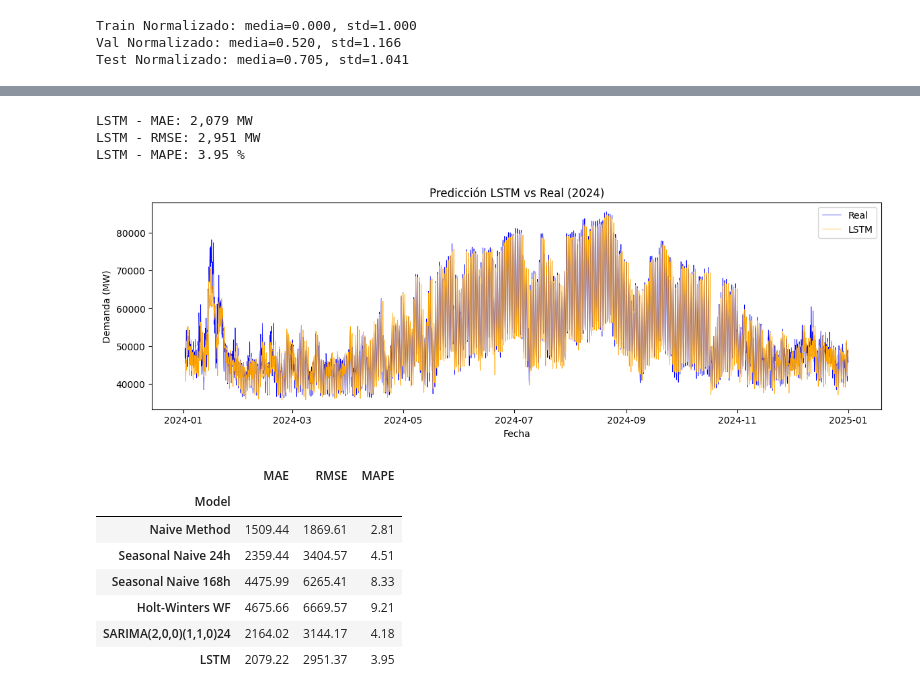
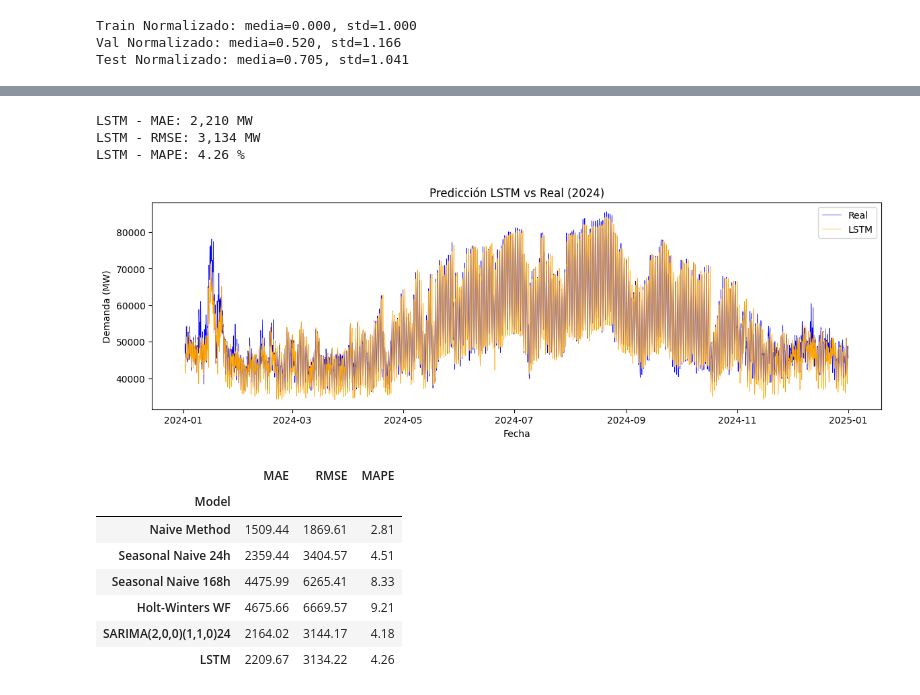
Before and after one commit to Arvo27/Electricity-Demand-Forecasting-Numerical-Methods-vs-Neural-Networks, a Jupyter notebook: Electricity_Demand.ipynb, the cells around one changed output, grey strips where cells are left out. Drawn from its saved outputs; the diff is of its cells as text; code cells hidden in the pictures.

Commit message:
Pruebas de lr y epocas (5 ejecuciones) y ADAM vs SGD(SGD con momentum) parte 1 todo feo

```diff
--- a/Electricity_Demand.ipynb
+++ b/Electricity_Demand.ipynb
@@ -735,6 +735,7 @@ val_loader = torch.utils.data.DataLoader(val_window, batch_size=32, shuffle=Fals
 test_loader = torch.utils.data.DataLoader(test_window, batch_size=32, shuffle=False)
 # %%
 # Definir el modelo LSTM simple (1 capa, pocas neuronas)  Que la arquitectura reciba una ventana, aunque todavía no entrene.
+import copy
 
 class SimpleLSTM(nn.Module):
     def __init__(self, input_size=1, hidden_size=50, num_layers=1, output_size=24):
@@ -752,9 +753,13 @@ class SimpleLSTM(nn.Module):
         out = self.fc(out[:, -1, :])  # Tomar la última salida de la secuencia
         return out
 
-def train_model(model, optimizer, criterion, train_loader, num_epochs=10):
+def train_model(model, optimizer, criterion, train_loader, val_loader, num_epochs=10):
     model.train()
-
+    avg_train_losses = []
+    avg_val_losses = []
+    best_val_loss = float('inf')
+    counter = 0  # Contador para early stopping
+    best_state = None
     for epoch in range(num_epochs):
         total_loss = 0
         for X_batch, y_batch in train_loader:
@@ -764,13 +769,33 @@ def train_model(model, optimizer, criterion, train_loader, num_epochs=10):
             total_loss += loss.item()
             loss.backward()
             optimizer.step()
-        print(f'Epoch [{epoch+1}/{num_epochs}], Loss: {total_loss/len(train_loader):.4f}')
+        avg_train_losses.append(total_loss/len(train_loader))
 
-    return model
+        # evaluar en el conjunto de validación después de cada época
+        model.eval()
+        total_val_loss = 0
+        with torch.no_grad():
+            for X_batch, y_batch in val_loader:
+                y_pred = model(X_batch)
+                val_loss = criterion(y_pred, y_batch)
+                total_val_loss += val_loss.item()
+        print(f'Epoch [{epoch+1}/{num_epochs}], Train Loss: {total_loss/len(train_loader):.4f}, Validation Loss: {total_val_loss/len(val_loader):.4f}')
+        avg_val_losses.append(total_val_loss/len(val_loader))
 
-model = SimpleLSTM()
-optimizer = torch.optim.Adam(model.parameters(), lr=1e-3)
+        val_loss_epoch = total_val_loss / len(val_loader)
+        if val_loss_epoch < best_val_loss:
+            best_val_loss = val_loss_epoch
+            best_state = copy.deepcopy(model.state_dict())
+            counter = 0  # resetear el contador si mejora
+        else:
+            counter += 1
+        model.train()
+    model.load_state_dict(best_state)  # restaurar el mejor estado del modelo
+    return model, avg_train_losses, avg_val_losses
+
+model_adam = SimpleLSTM()
+optimizer = torch.optim.Adam(model_adam.parameters(), lr=1e-3)
 criterion = nn.MSELoss()
 
-train_model(model, optimizer, criterion, train_loader, num_epochs=10)
+model_adam, train_adam, val_adam = train_model(model_adam, optimizer, criterion, train_loader, val_loader, num_epochs=50)
 # %% [output]
@@ -791,41 +819,41 @@ SimpleLSTM(
 # %%
 # Conectar el arnes
 
 # Primero poner el modelo en modo evaluación y predecir sobre el test_loader
-model.eval()
+model_adam.eval()
 with torch.no_grad():
     predictions = []
     actuals = []
     for X_batch, y_batch in test_loader:
-        y_pred = model(X_batch)
+        y_pred = model_adam(X_batch)
         predictions.append(y_pred.numpy())
         actuals.append(y_batch.numpy())
 
     # Desescalar las predicciones y los valores reales
     predictions = np.concatenate(predictions, axis=0)
     actuals = np.concatenate(actuals, axis=0)
 
     predictions_descaled = predictions * std_train + mean_train
     actuals_descaled = actuals * std_train + mean_train
 
 # Alineacion: Predictions y actuals tienen longitud [N, 24], ¿cómo conviertes tus (N, 24) bloques solapados en una comparación justa contra el piso y el SARIMA?
 pred_blocks = predictions_descaled[::24].flatten()
 actual_blocks = actuals_descaled[::24].flatten()
 
 # Evaluar el modelo LSTM
 start = 24 # window_size
 idx = test.index[start:start + len(pred_blocks)]  # Alinear con el índice de test
 pred_series = pd.Series(pred_blocks, index=idx)
 real_series = pd.Series(actual_blocks, index=idx)
 
-r_lstm = evaluate(real_series, pred_series, name='LSTM', graficar=True)
+r_lstm_adam = evaluate(real_series, pred_series, name='LSTM', graficar=True)
 # %% [output]
-LSTM - MAE: 2,079 MW
-LSTM - RMSE: 2,951 MW
-LSTM - MAPE: 3.95 %
+LSTM - MAE: 2,210 MW
+LSTM - RMSE: 3,134 MW
+LSTM - MAPE: 4.26 %
-[figure, old version]
+[figure, new version]
 # %%
-summary = pd.DataFrame([r_naive, r_snaive_24h, r_snaive_168h, r_hw, r_sm, r_lstm]).set_index('Model')
+summary = pd.DataFrame([r_naive, r_snaive_24h, r_snaive_168h, r_hw, r_sm, r_lstm_adam]).set_index('Model')
 summary.round(2)
 # %% [output]
 |  | MAE | RMSE | MAPE |
@@ -835,5 +863,5 @@ summary.round(2)
 | Seasonal Naive 168h | 4475.99 | 6265.41 | 8.33 |
 | Holt-Winters WF | 4675.66 | 6669.57 | 9.21 |
 | SARIMA(2,0,0)(1,1,0)24 | 2164.02 | 3144.17 | 4.18 |
-| LSTM | 2079.22 | 2951.37 | 3.95 |
+| LSTM | 2209.67 | 3134.22 | 4.26 |
 # %% [markdown]
```
Also changed, not shown: parts of 7 cells of this notebook.
